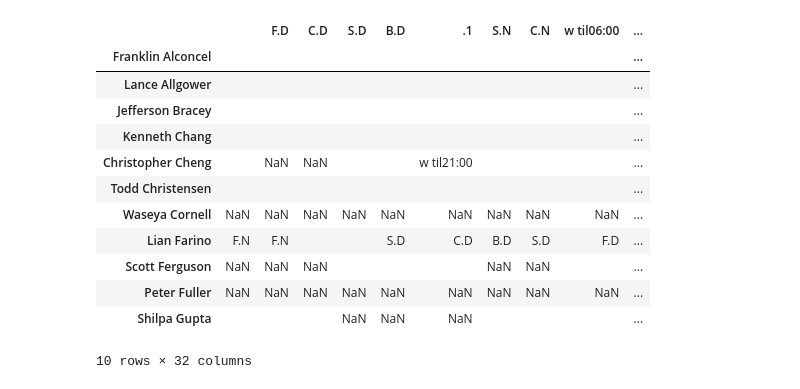
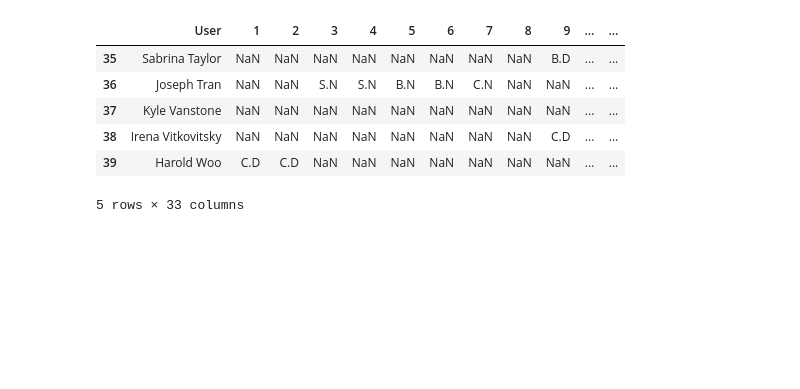
Before and after one commit to angelo562/project_blackout, a Jupyter notebook: Project_xlsx_to_csv/xlsx_to_csv.ipynb, the cells around one changed output. Saved outputs shown, nothing was run; the diff lists cells and outputs as text; code cells hidden in the pictures; blank space fills up the shorter version.

```diff
--- a/Project_xlsx_to_csv/xlsx_to_csv.ipynb
+++ b/Project_xlsx_to_csv/xlsx_to_csv.ipynb
@@ -108,19 +107,13 @@ df['provider'] = df.index
-# %%
-df.head(10)
-# %% [output]
-|  |  | F.D | C.D | S.D | B.D | .1 | S.N | C.N | w til06:00 | ... |
-| Franklin Alconcel |  |  |  |  |  |  |  |  |  | ... |
-| Lance Allgower |  |  |  |  |  |  |  |  |  | ... |
-| Jefferson Bracey |  |  |  |  |  |  |  |  |  | ... |
-| Kenneth Chang |  |  |  |  |  |  |  |  |  | ... |
-| Christopher Cheng |  | NaN | NaN |  |  | w til21:00 |  |  |  | ... |
-| Todd Christensen |  |  |  |  |  |  |  |  |  | ... |
-| Waseya Cornell | NaN | NaN | NaN | NaN | NaN | NaN | NaN | NaN | NaN | ... |
-| Lian Farino | F.N | F.N |  |  | S.D | C.D | B.D | S.D | F.D | ... |
-| Scott Ferguson | NaN | NaN | NaN |  |  |  | NaN | NaN |  | ... |
-| Peter Fuller | NaN | NaN | NaN | NaN | NaN | NaN | NaN | NaN | NaN | ... |
-| Shilpa Gupta |  |  |  | NaN | NaN | NaN |  |  |  | ... |
-10 rows × 32 columns
+# %%
+df.tail(5)
+# %% [output]
+|  | User | 1 | 2 | 3 | 4 | 5 | 6 | 7 | 8 | 9 | ... | ... |
+| 35 | Sabrina Taylor | NaN | NaN | NaN | NaN | NaN | NaN | NaN | NaN | B.D | ... | ... |
+| 36 | Joseph Tran | NaN | NaN | S.N | S.N | B.N | B.N | C.N | NaN | NaN | ... | ... |
+| 37 | Kyle Vanstone | NaN | NaN | NaN | NaN | NaN | NaN | NaN | NaN | NaN | ... | ... |
+| 38 | Irena Vitkovitsky | NaN | NaN | NaN | NaN | NaN | NaN | NaN | NaN | C.D | ... | ... |
+| 39 | Harold Woo | C.D | C.D | NaN | NaN | NaN | NaN | NaN | NaN | NaN | ... | ... |
+5 rows × 33 columns
 # %%
 df.provider = df['provider'].map(lambda x: provider_sadmin_names[x])
 # %%
```
Also changed, not shown: parts of 14 cells of this notebook, 1 other file.
